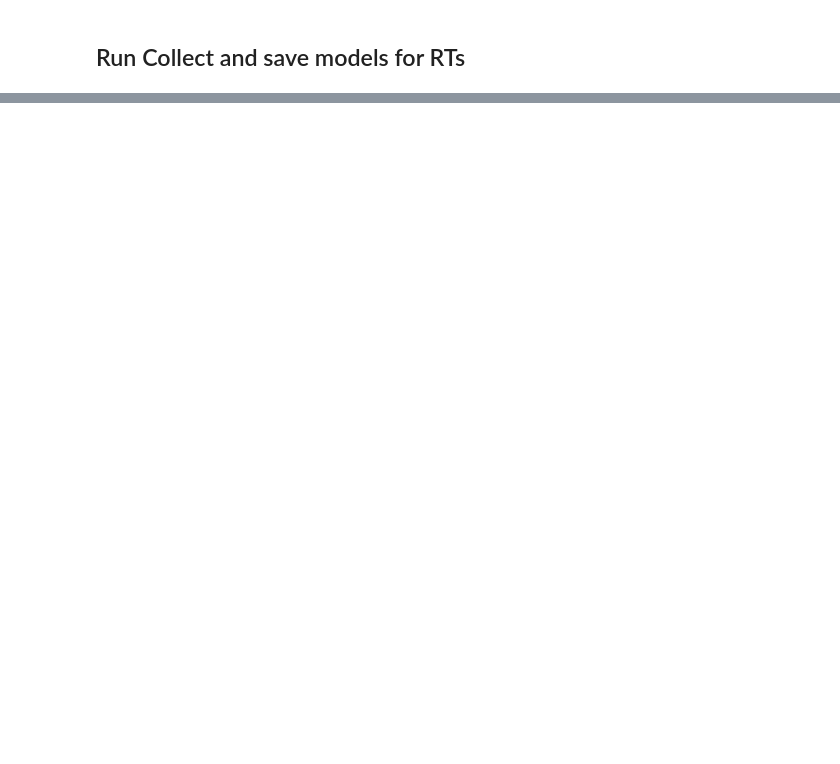
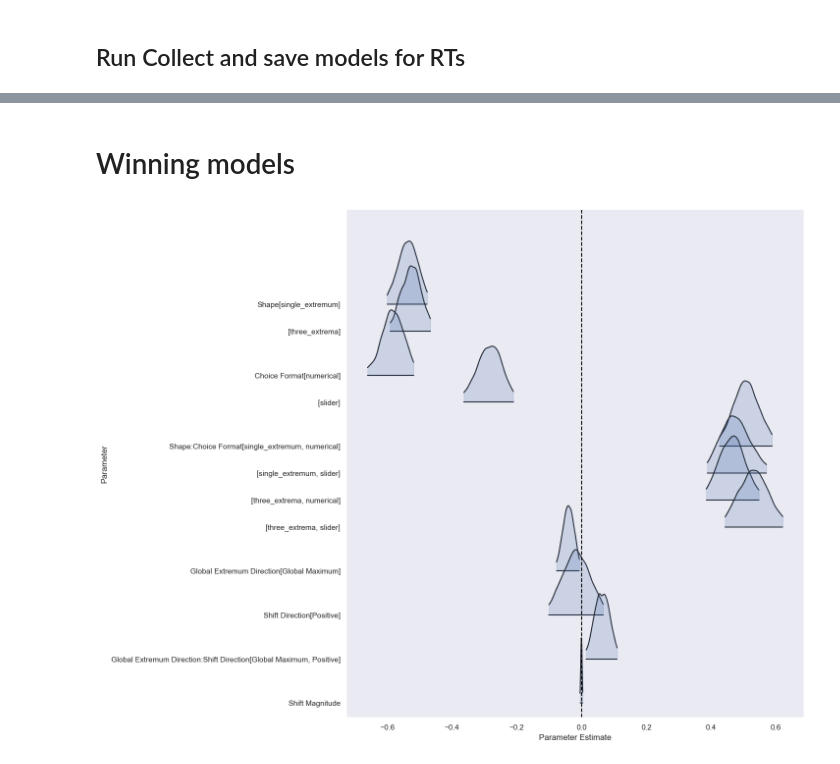
Before and after one commit to tejas-savalia/datavis_05, a Jupyter notebook: analysis_sandbox.ipynb, the cells around one changed output, grey strips where cells are left out. Drawn from its saved outputs; the diff is of its cells as text; code cells hidden in the pictures; blank space fills up the shorter version.

```diff
--- a/analysis_sandbox.ipynb
+++ b/analysis_sandbox.ipynb
@@ -141,0 +218,36 @@ plt.axvline(0, ls = '--', color = 'black')
+# %% [markdown]
+# Winning models
+# %%
+models['allparam_formatinteract_shapediffdirectioninteract_difference'].rename_vars({'C(direction)':'Global Extremum Direction'}, inplace = True)
+models['allparam_formatinteract_shapediffdirectioninteract_difference'].rename_vars({'C(diff_dir)':'Shift Direction'}, inplace = True)
+models['allparam_formatinteract_shapediffdirectioninteract_difference'].rename_vars({'C(direction):C(diff_dir)':'Global Extremum Direction:Shift Direction'}, inplace = True)
+models['allparam_formatinteract_shapediffdirectioninteract_difference'].rename_vars({'difference':'Shift Magnitude'}, inplace = True)
+models['allparam_formatinteract_shapediffdirectioninteract_difference'].rename_vars({'cond':'Choice Format'}, inplace = True)
+models['allparam_formatinteract_shapediffdirectioninteract_difference'].rename_vars({'shape:cond':'Shape:Choice Format'}, inplace = True)
+models['allparam_formatinteract_shapediffdirectioninteract_difference'].rename_vars({'shape':'Shape'}, inplace = True)
+# %%
+models['allparam_formatinteract_shapediffdirectioninteract_difference'].assign_coords({'C(direction)_dim':['Global Maximum']}, inplace = True)
+models['allparam_formatinteract_shapediffdirectioninteract_difference'].assign_coords({'C(direction):C(diff_dir)_dim': ['Global Maximum, Positive']}, inplace = True)
+models['allparam_formatinteract_shapediffdirectioninteract_difference'].assign_coords({'C(diff_dir)_dim':['Positive']}, inplace = True)
+# %%
+sns.set_context('talk')
+sns.set_theme(style='darkgrid')
+# fig, ax = plt.subplots()
+if measure == 'accuracy':
+    az.plot_forest(models['allparam_formatinteract_shapediffdirectioninteract_difference'],
+                  hdi_prob=.95, kind = 'ridgeplot', ridgeplot_alpha=0.2, combined=True,
+                  var_names = ['~Intercept', '~means'], filter_vars = 'like')
+else:
+    az.plot_forest(models['allparam_formatinteract_shapediffdirectioninteract_difference'],
+                  hdi_prob=.95, kind = 'ridgeplot', ridgeplot_alpha=0.2, combined=True,
+                  var_names = ['~rt_lam', '~Intercept', '~means'], filter_vars = 'like')
+
+plt.axvline(0, ls = '--', color = 'black')
+plt.ylabel('Parameter')
+plt.xlabel('Parameter Estimate')
+# fig.align_ylabels()
+plt.savefig(f'figures/{measure}_ridgeplot.png', dpi = 300, transparent = False, bbox_inches = 'tight')
+# plt.title(f'{measure}')
+# plt.savefig('figures/rt_posteriorplot.png', dpi = 300, transparent = True)
+# %% [output]
+[figure, added]
```
Also changed, not shown: parts of 43 cells of this notebook, 26 other files.
